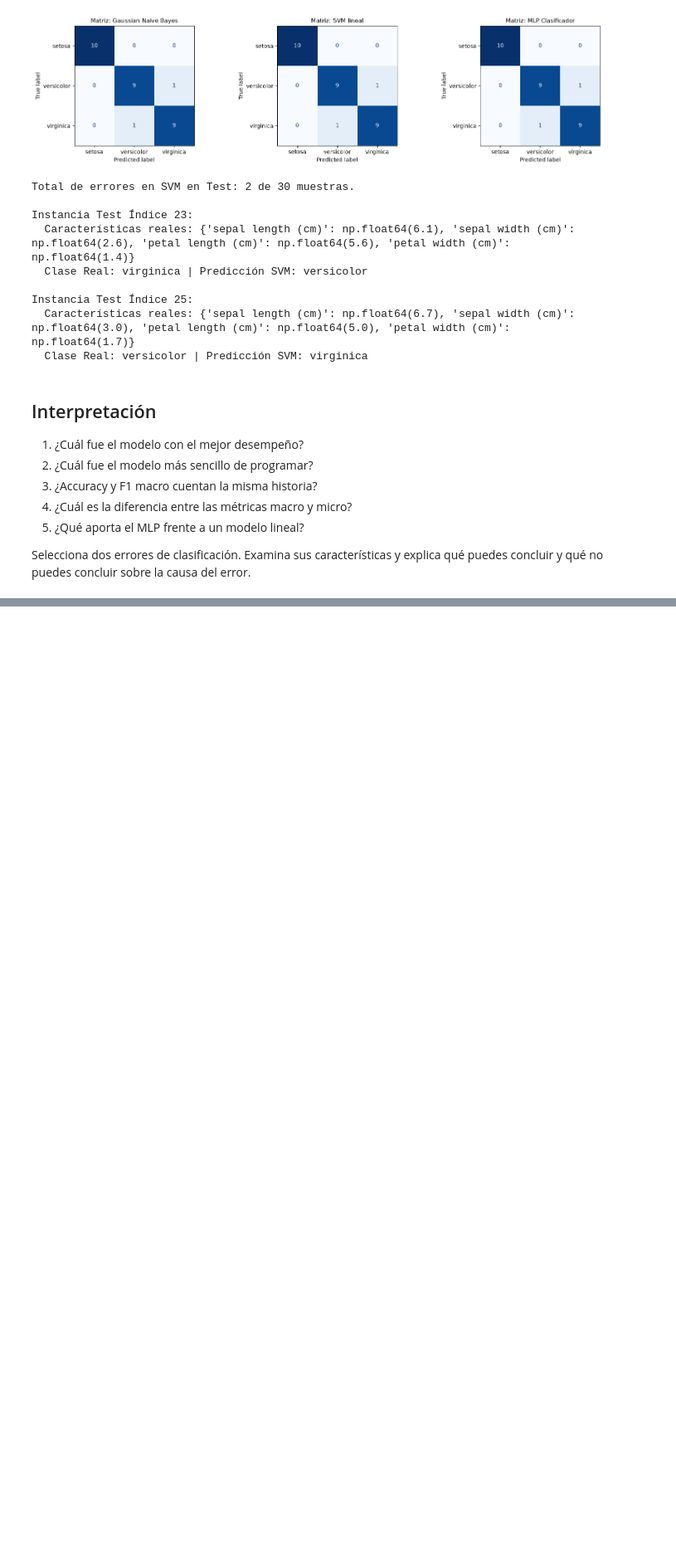
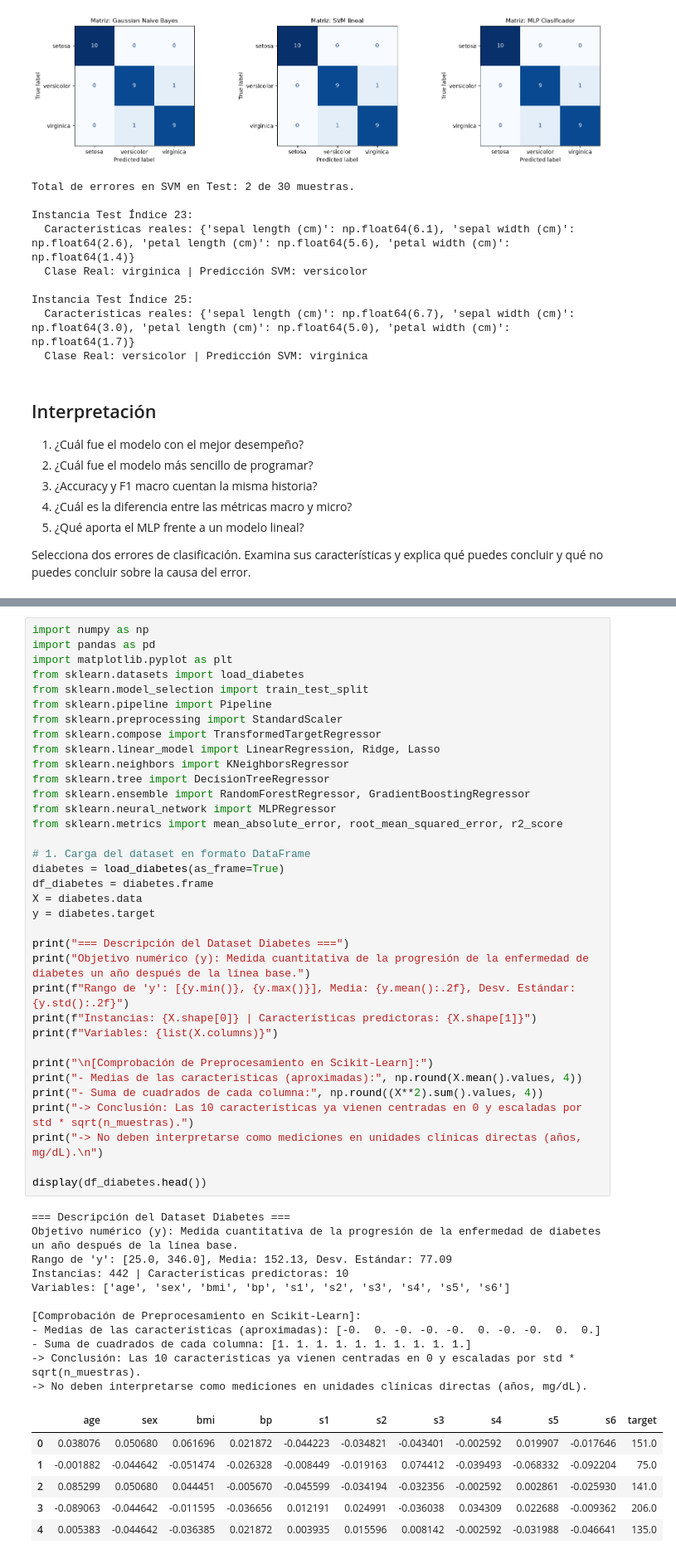
Before and after one commit to Josefu-zero/Revision_ML, a Jupyter notebook: 01_revml.ipynb, the cells around one changed output, grey strips where cells are left out. Shown at 83% size. Cells and saved outputs as stored; diff of their text form; blank space fills up the shorter version.

Commit message:
Add comprehensive regression analysis on diabetes dataset

```diff
--- a/01_revml.ipynb
+++ b/01_revml.ipynb
@@ -492,0 +542,53 @@ Examina:
+# %%
+import numpy as np
+import pandas as pd
+import matplotlib.pyplot as plt
+from sklearn.datasets import load_diabetes
+from sklearn.model_selection import train_test_split
+from sklearn.pipeline import Pipeline
+from sklearn.preprocessing import StandardScaler
+from sklearn.compose import TransformedTargetRegressor
+from sklearn.linear_model import LinearRegression, Ridge, Lasso
+from sklearn.neighbors import KNeighborsRegressor
+from sklearn.tree import DecisionTreeRegressor
+from sklearn.ensemble import RandomForestRegressor, GradientBoostingRegressor
+from sklearn.neural_network import MLPRegressor
+from sklearn.metrics import mean_absolute_error, root_mean_squared_error, r2_score
+
+# 1. Carga del dataset en formato DataFrame
+diabetes = load_diabetes(as_frame=True)
+df_diabetes = diabetes.frame
+X = diabetes.data
+y = diabetes.target
+
+print("=== Descripción del Dataset Diabetes ===")
+print("Objetivo numérico (y): Medida cuantitativa de la progresión de la enfermedad de diabetes un año después de la línea base.")
+print(f"Rango de 'y': [{y.min()}, {y.max()}], Media: {y.mean():.2f}, Desv. Estándar: {y.std():.2f}")
+print(f"Instancias: {X.shape[0]} | Características predictoras: {X.shape[1]}")
+print(f"Variables: {list(X.columns)}")
+
+print("\n[Comprobación de Preprocesamiento en Scikit-Learn]:")
+print("- Medias de las características (aproximadas):", np.round(X.mean().values, 4))
+print("- Suma de cuadrados de cada columna:", np.round((X**2).sum().values, 4))
+print("-> Conclusión: Las 10 características ya vienen centradas en 0 y escaladas por std * sqrt(n_muestras).")
+print("-> No deben interpretarse como mediciones en unidades clínicas directas (años, mg/dL).\n")
+
+display(df_diabetes.head())
+# %% [output]
+=== Descripción del Dataset Diabetes ===
+Objetivo numérico (y): Medida cuantitativa de la progresión de la enfermedad de diabetes un año después de la línea base.
+Rango de 'y': [25.0, 346.0], Media: 152.13, Desv. Estándar: 77.09
+Instancias: 442 | Características predictoras: 10
+Variables: ['age', 'sex', 'bmi', 'bp', 's1', 's2', 's3', 's4', 's5', 's6']
+
+[Comprobación de Preprocesamiento en Scikit-Learn]:
+- Medias de las características (aproximadas): [-0.  0. -0. -0. -0.  0. -0. -0.  0.  0.]
+- Suma de cuadrados de cada columna: [1. 1. 1. 1. 1. 1. 1. 1. 1. 1.]
+-> Conclusión: Las 10 características ya vienen centradas en 0 y escaladas por std * sqrt(n_muestras).
+-> No deben interpretarse como mediciones en unidades clínicas directas (años, mg/dL).
+|  | age | sex | bmi | bp | s1 | s2 | s3 | s4 | s5 | s6 | target |
+| 0 | 0.038076 | 0.050680 | 0.061696 | 0.021872 | -0.044223 | -0.034821 | -0.043401 | -0.002592 | 0.019907 | -0.017646 | 151.0 |
+| 1 | -0.001882 | -0.044642 | -0.051474 | -0.026328 | -0.008449 | -0.019163 | 0.074412 | -0.039493 | -0.068332 | -0.092204 | 75.0 |
+| 2 | 0.085299 | 0.050680 | 0.044451 | -0.005670 | -0.045599 | -0.034194 | -0.032356 | -0.002592 | 0.002861 | -0.025930 | 141.0 |
+| 3 | -0.089063 | -0.044642 | -0.011595 | -0.036656 | 0.012191 | 0.024991 | -0.036038 | 0.034309 | 0.022688 | -0.009362 | 206.0 |
+| 4 | 0.005383 | -0.044642 | -0.036385 | 0.021872 | 0.003935 | 0.015596 | 0.008142 | -0.002592 | -0.031988 | -0.046641 | 135.0 |
```
Also changed, not shown: parts of 12 cells of this notebook, 1 other file.
